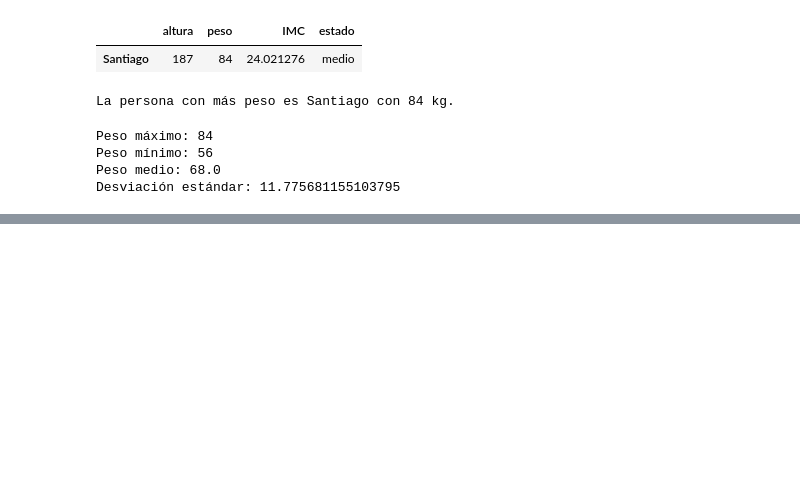
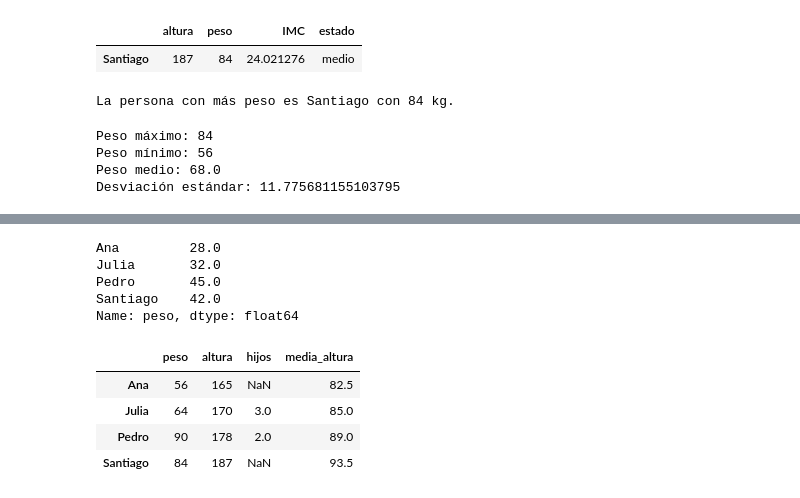
Before and after one commit to vicmanw1ld/IA, a Jupyter notebook: pandas.ipynb, the cells around one changed output, grey strips where cells are left out. Cells and saved outputs as stored; diff of their text form; code cells hidden in the pictures; blank space fills up the shorter version.

```diff
--- a/pandas.ipynb
+++ b/pandas.ipynb
@@ -274,0 +488,10 @@ df_copia["nueva_columna"] = ...
+# %%
+# Creación de un DataFrame inicializándolo con un diccionario de objetios Series
+personas = {
+    "peso": pd.Series([84, 90, 56, 64], ["Santiago","Pedro", "Ana", "Julia"]),
+    "altura": pd.Series({"Santiago": 187, "Pedro": 178, "Julia": 170, "Ana": 165}),
+    "hijos": pd.Series([2, 3], ["Pedro", "Julia"])
+}
+
+df = pd.DataFrame(personas)
+df
@@ -274,0 +504,21 @@ df_copia["nueva_columna"] = ...
+# %%
+# Evaluar una función sobre una columna del DataFrame
+resultado = df.eval("peso / 2", engine='python') #Esto le dice a pandas.eval() que no use numexpr, sino el motor nativo de Python
+#que es más flexible aunque algo más lento (pero para estas cosas va sobrado).
+print(resultado)
+# %% [output]
+Ana         28.0
+Julia       32.0
+Pedro       45.0
+Santiago    42.0
+Name: peso, dtype: float64
+# %%
+# Asignar el valor resultante como una nueva columna
+df.eval("media_altura = altura / 2", inplace=True, engine='python')
+df
+# %% [output]
+|  | peso | altura | hijos | media_altura |
+| Ana | 56 | 165 | NaN | 82.5 |
+| Julia | 64 | 170 | 3.0 | 85.0 |
+| Pedro | 90 | 178 | 2.0 | 89.0 |
+| Santiago | 84 | 187 | NaN | 93.5 |
```
Also changed, not shown: parts of 31 cells of this notebook.
